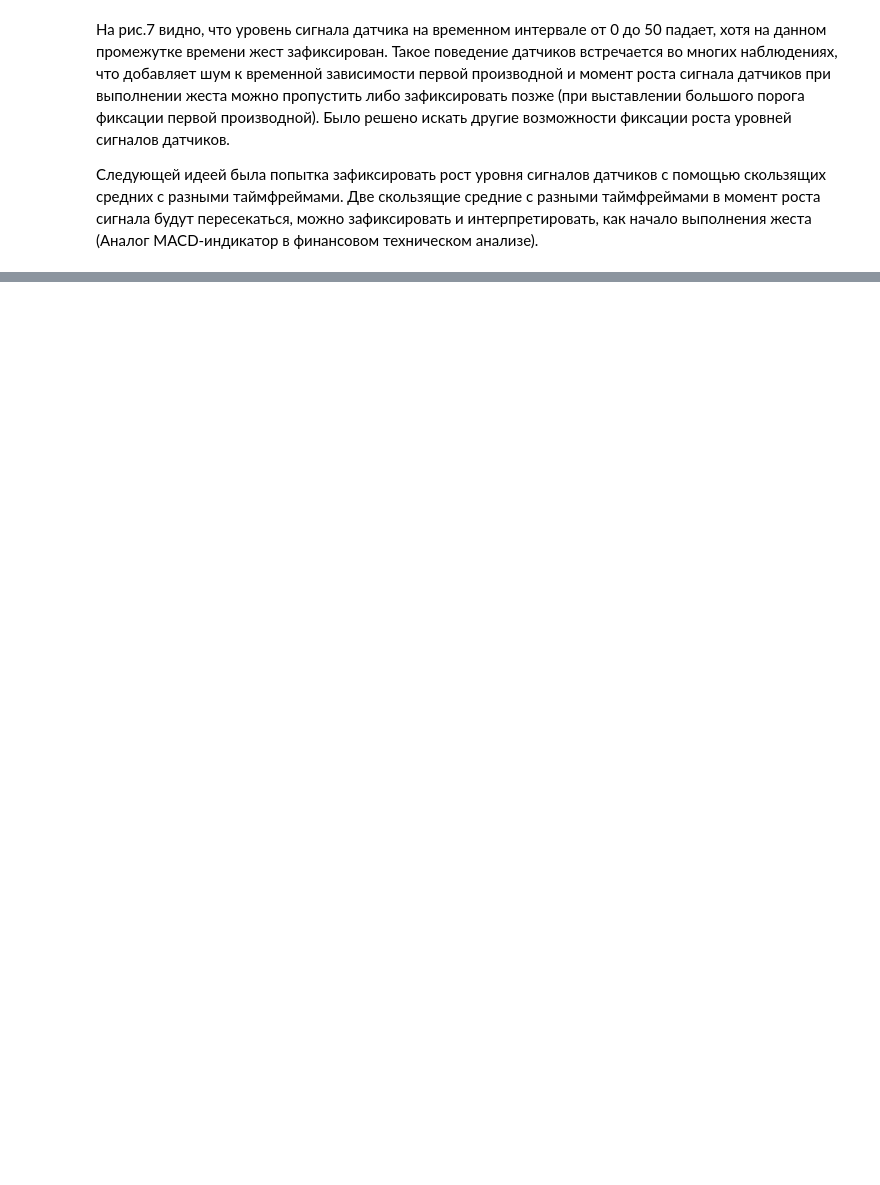
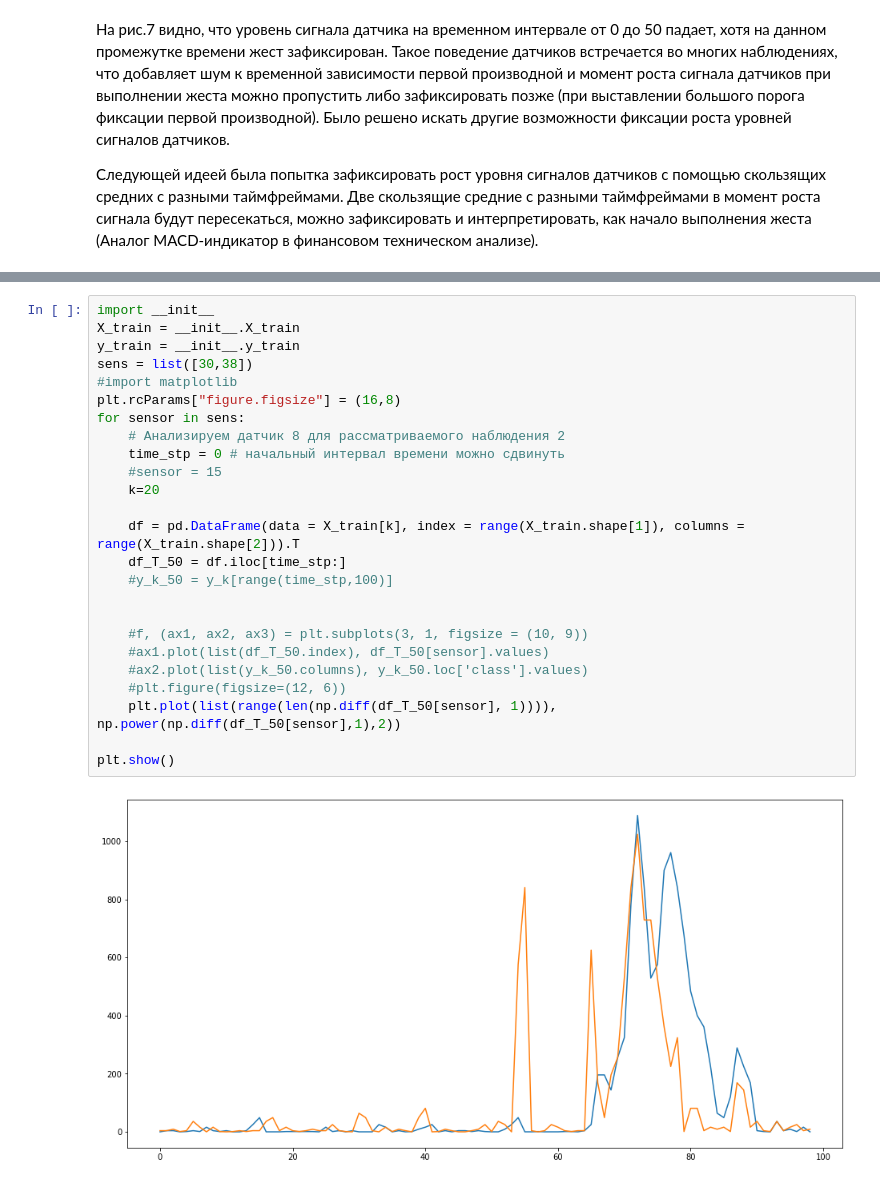
Before and after one commit to Alex1iv/Motorica_2, a Jupyter notebook: 1_Motorica_sprint2.ipynb, the cells around one changed output, grey strips where cells are left out. Drawn from its saved outputs; the diff is of its cells as text; blank space fills up the shorter version.

```diff
--- a/1_Motorica_sprint2.ipynb
+++ b/1_Motorica_sprint2.ipynb
@@ -223,0 +312,27 @@ plt.show()
+# %%
+import __init__
+X_train = __init__.X_train
+y_train = __init__.y_train
+sens = list([30,38])
+#import matplotlib
+plt.rcParams["figure.figsize"] = (16,8)
+for sensor in sens:
+    # Анализируем датчик 8 для рассматриваемого наблюдения 2
+    time_stp = 0 # начальный интервал времени можно сдвинуть
+    #sensor = 15
+    k=20
+
+    df = pd.DataFrame(data = X_train[k], index = range(X_train.shape[1]), columns = range(X_train.shape[2])).T
+    df_T_50 = df.iloc[time_stp:]
+    #y_k_50 = y_k[range(time_stp,100)]
+
+
+    #f, (ax1, ax2, ax3) = plt.subplots(3, 1, figsize = (10, 9))
+    #ax1.plot(list(df_T_50.index), df_T_50[sensor].values)
+    #ax2.plot(list(y_k_50.columns), y_k_50.loc['class'].values)
+    #plt.figure(figsize=(12, 6))
+    plt.plot(list(range(len(np.diff(df_T_50[sensor], 1)))), np.power(np.diff(df_T_50[sensor],1),2))
+
+plt.show()
+# %% [output]
+[figure, added]
```
Also changed, not shown: parts of 15 cells of this notebook, 11 other files.
